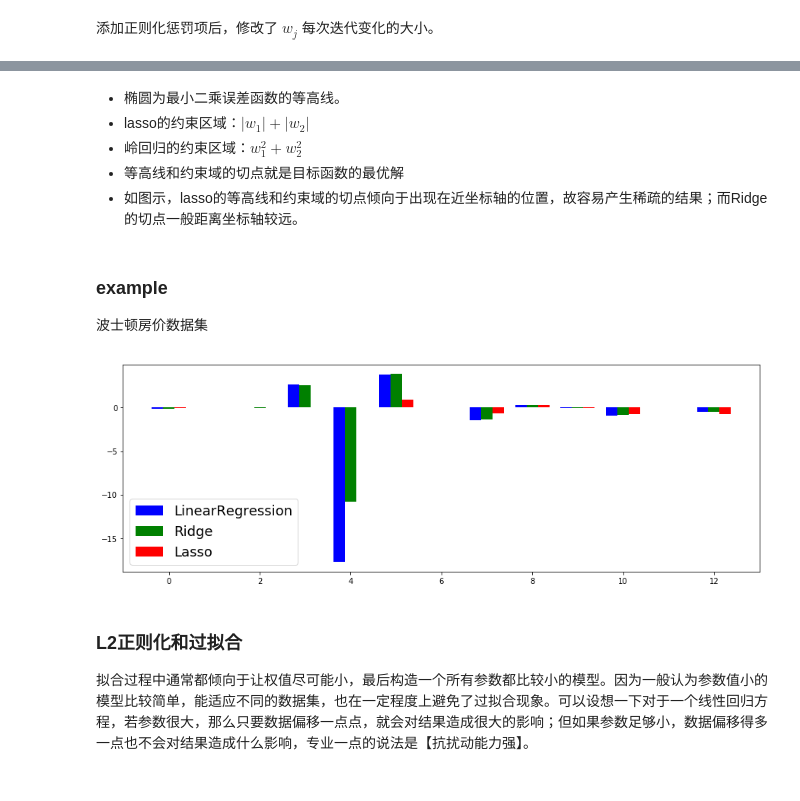
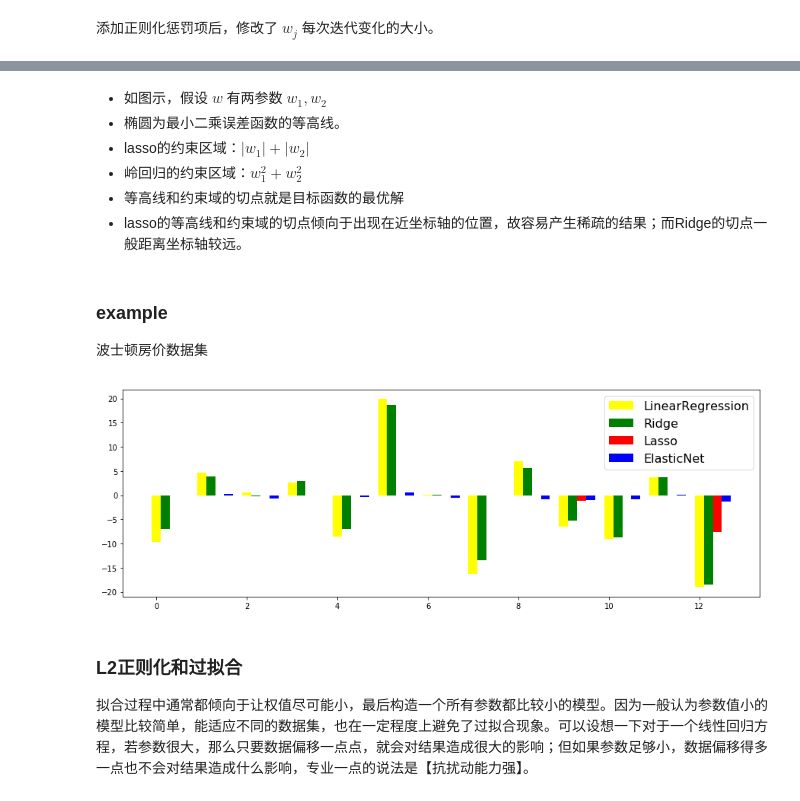
Before and after one commit to AryeYellow/PyProjects, a Jupyter notebook: DataScience/Regularization with L1 and L2.ipynb, the cells around one changed output, grey strips where cells are left out. Saved outputs shown, nothing was run; the diff lists cells and outputs as text; code cells hidden in the pictures.

```diff
--- a/DataScience/Regularization with L1 and L2.ipynb
+++ b/DataScience/Regularization with L1 and L2.ipynb
@@ -39,39 +39,43 @@ $$ w_j := w_j - \alpha ( \frac{1}{m} \sum _{i=0}^m (h_w(x_i) - y_i) x_{ij} + \la
 # %% [markdown]
 ![](https://img-blog.csdnimg.cn/20190612200756669.png?x-oss-process=image/watermark,type_ZmFuZ3poZW5naGVpdGk,shadow_30,text_aHR0cHM6Ly9ibG9nLmNzZG4ubmV0L1llbGxvd19weXRob24=,size_16,color_FFFFFF,t_70)
 # %% [markdown]
+- 如图示，假设 $w$ 有两参数 $w_1,w_2$
 - 椭圆为最小二乘误差函数的等高线。
 - lasso的约束区域：$|w_1|+|w_2|$
 - 岭回归的约束区域：$w_1^2+w_2^2$
 - 等高线和约束域的切点就是目标函数的最优解
-- 如图示，lasso的等高线和约束域的切点倾向于出现在近坐标轴的位置，故容易产生稀疏的结果；而Ridge的切点一般距离坐标轴较远。
+- lasso的等高线和约束域的切点倾向于出现在近坐标轴的位置，故容易产生稀疏的结果；而Ridge的切点一般距离坐标轴较远。
 # %% [markdown]
 ### example
 波士顿房价数据集
 # %%
 %matplotlib inline
 from sklearn.datasets import load_boston
-from sklearn.linear_model import LinearRegression, Lasso, Ridge
+from sklearn.preprocessing import MinMaxScaler
+from sklearn.linear_model import LinearRegression, Lasso, Ridge, ElasticNet
 import numpy as np, matplotlib.pyplot as mp
 
 bunch = load_boston()
 X = bunch.data
 Y = bunch.target
+X = MinMaxScaler().fit_transform(X)
 
 arange = np.arange(X.shape[1])
-width = .25  # 条形图宽度
+width = .2  # 条形图宽度
 ls = [
-    (LinearRegression(), 'blue', -1, 'LinearRegression'),
-    (Ridge(), 'green', 0, 'Ridge'),
-    (Lasso(), 'red', 1, 'Lasso'),
+    (LinearRegression(), 'yellow', 0, 'LinearRegression'),
+    (Ridge(), 'green', 1, 'Ridge'),
+    (Lasso(), 'red', 2, 'Lasso'),
+    (ElasticNet(), 'blue', 3, 'ElasticNet')
 ]
 mp.figure(figsize=(15, 5))
 for model, color, offset, label in ls:
     model.fit(X, Y)  # 拟合
     mp.bar(arange + width * offset, model.coef_, width=width, color=color, label=label)
-mp.legend(prop={'size': 18})
+mp.legend(prop={'size': 16})
 mp.show()
 # %% [output]
-[figure, old version]
+[figure, new version]
 # %% [markdown]
 ### L2正则化和过拟合
 拟合过程中通常都倾向于让权值尽可能小，最后构造一个所有参数都比较小的模型。因为一般认为参数值小的模型比较简单，能适应不同的数据集，也在一定程度上避免了过拟合现象。可以设想一下对于一个线性回归方程，若参数很大，那么只要数据偏移一点点，就会对结果造成很大的影响；但如果参数足够小，数据偏移得多一点也不会对结果造成什么影响，专业一点的说法是【抗扰动能力强】。
```
Also changed, not shown: parts of 5 cells of this notebook, 1 other file.
